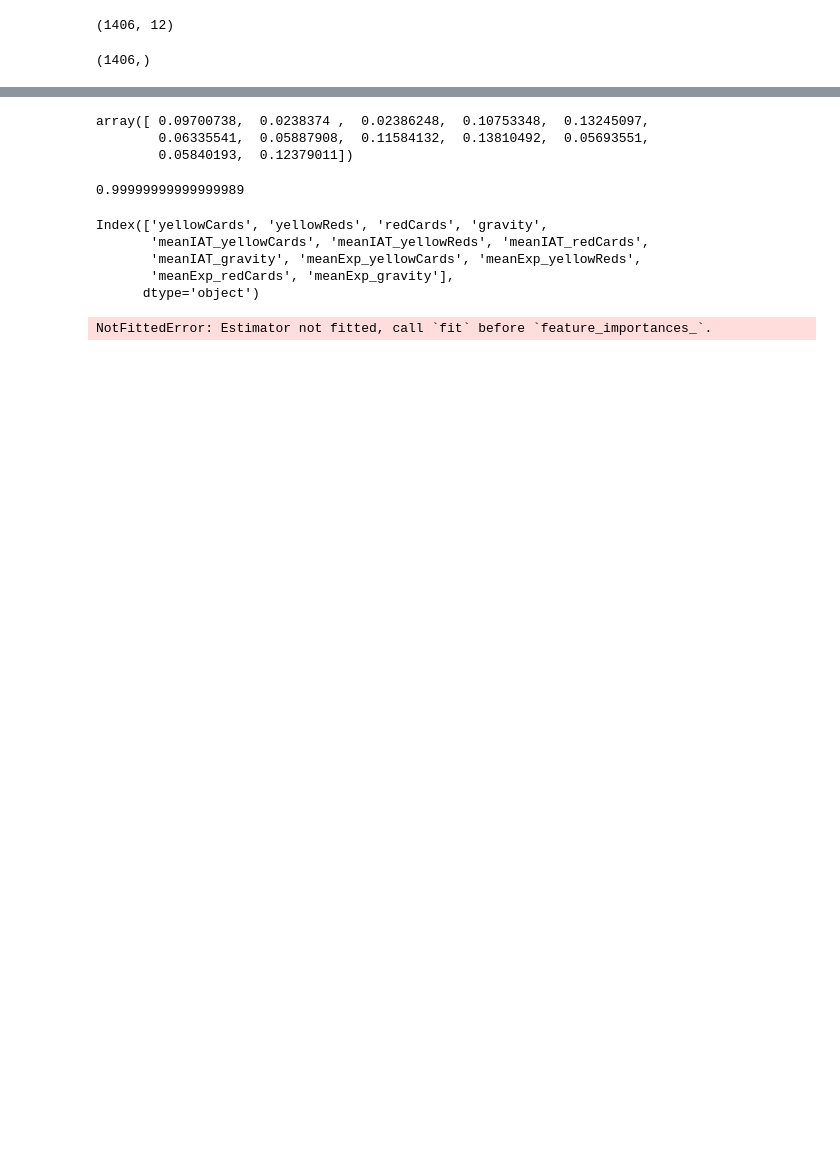
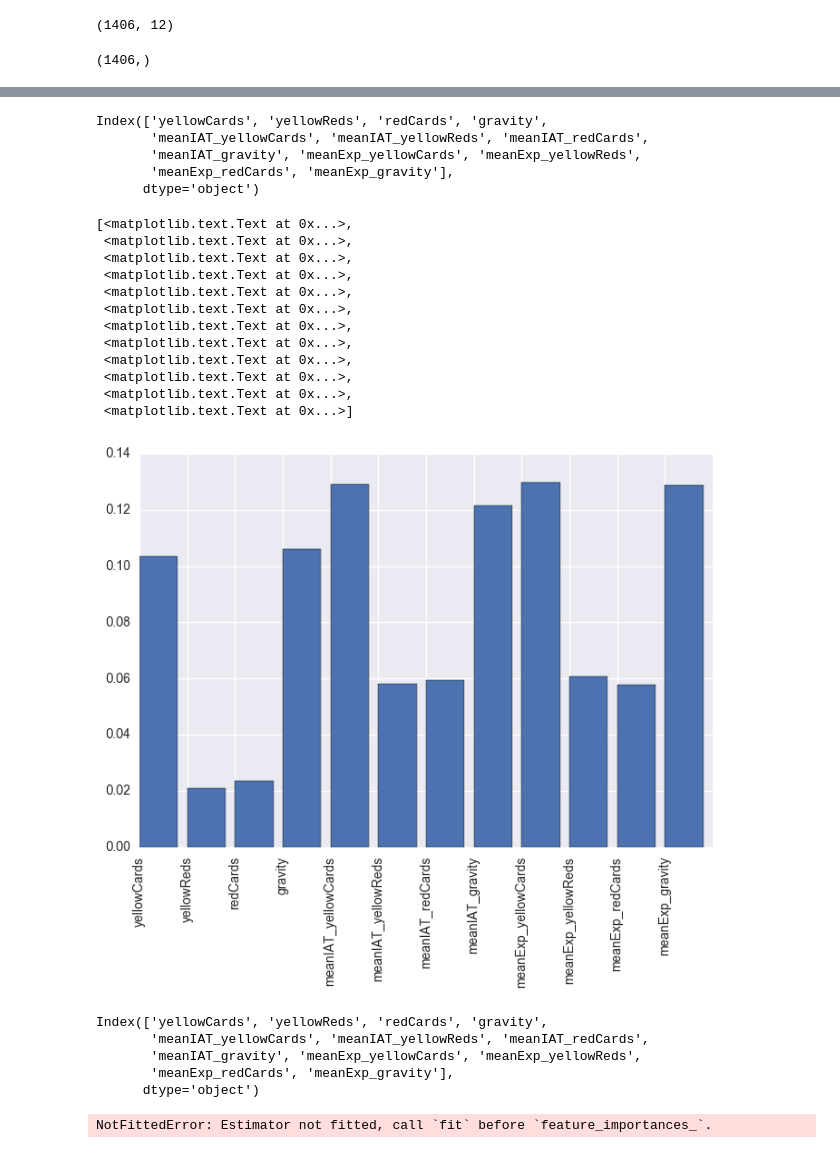
Before and after one commit to jmuth/ADA_homeworks, a Jupyter notebook: 04 - Applied ML/ML_start.ipynb, the cells around one changed output, grey strips where cells are left out. Saved outputs shown, nothing was run; the diff lists cells and outputs as text; code cells hidden in the pictures; blank space fills up the shorter version.

```diff
--- a/04 - Applied ML/ML_start.ipynb
+++ b/04 - Applied ML/ML_start.ipynb
@@ -29,23 +37,13 @@ Start by binary classification
 # %%
 def separator(x):
-    if x == 0.:
+    if x <= 0.25:
         return 0
-    elif x == 0.125:
+    elif x <= 0.5:
         return 1
-    elif x == 0.25:
+    elif x <= 0.75:
         return 2
-    elif x == 0.375:
+    elif x <= 1.:
         return 3
-    elif x == 0.5:
-        return 4
-    elif x == 0.625:
-        return 5
-    elif x == 0.75:
-        return 6
-    elif x == 0.875:
-        return 7
-    elif x == 1.:
-        return 8
 # %%
 target = target.apply(separator)
 # %%
@@ -129,13 +81,33 @@ i = _
-# %%
-i
-# %% [output]
-array([ 0.09700738,  0.0238374 ,  0.02386248,  0.10753348,  0.13245097,
-        0.06335541,  0.05887908,  0.11584132,  0.13810492,  0.05693551,
-        0.05840193,  0.12379011])
-# %%
-sum(i)
-# %% [output]
-0.99999999999999989
+# %%
+imp = forest.feature_importances_
+# %%
+importance = pd.DataFrame([forest.feature_importances_], columns = df.columns)
+importance.columns
+# %% [output]
+Index(['yellowCards', 'yellowReds', 'redCards', 'gravity',
+       'meanIAT_yellowCards', 'meanIAT_yellowReds', 'meanIAT_redCards',
+       'meanIAT_gravity', 'meanExp_yellowCards', 'meanExp_yellowReds',
+       'meanExp_redCards', 'meanExp_gravity'],
+      dtype='object')
+# %%
+fig, ax = plt.subplots()
+ax.bar(range(len(imp)), imp)
+ax.set_xticks(range(0, 12))
+ax.set_xticklabels(importance.columns, rotation=90)
+# %% [output]
+[<matplotlib.text.Text at 0x...>,
+ <matplotlib.text.Text at 0x...>,
+ <matplotlib.text.Text at 0x...>,
+ <matplotlib.text.Text at 0x...>,
+ <matplotlib.text.Text at 0x...>,
+ <matplotlib.text.Text at 0x...>,
+ <matplotlib.text.Text at 0x...>,
+ <matplotlib.text.Text at 0x...>,
+ <matplotlib.text.Text at 0x...>,
+ <matplotlib.text.Text at 0x...>,
+ <matplotlib.text.Text at 0x...>,
+ <matplotlib.text.Text at 0x...>]
+[figure, added]
 # %%
 df.columns
 # %% [output]
```
Also changed, not shown: parts of 18 cells of this notebook, 3 other files.
